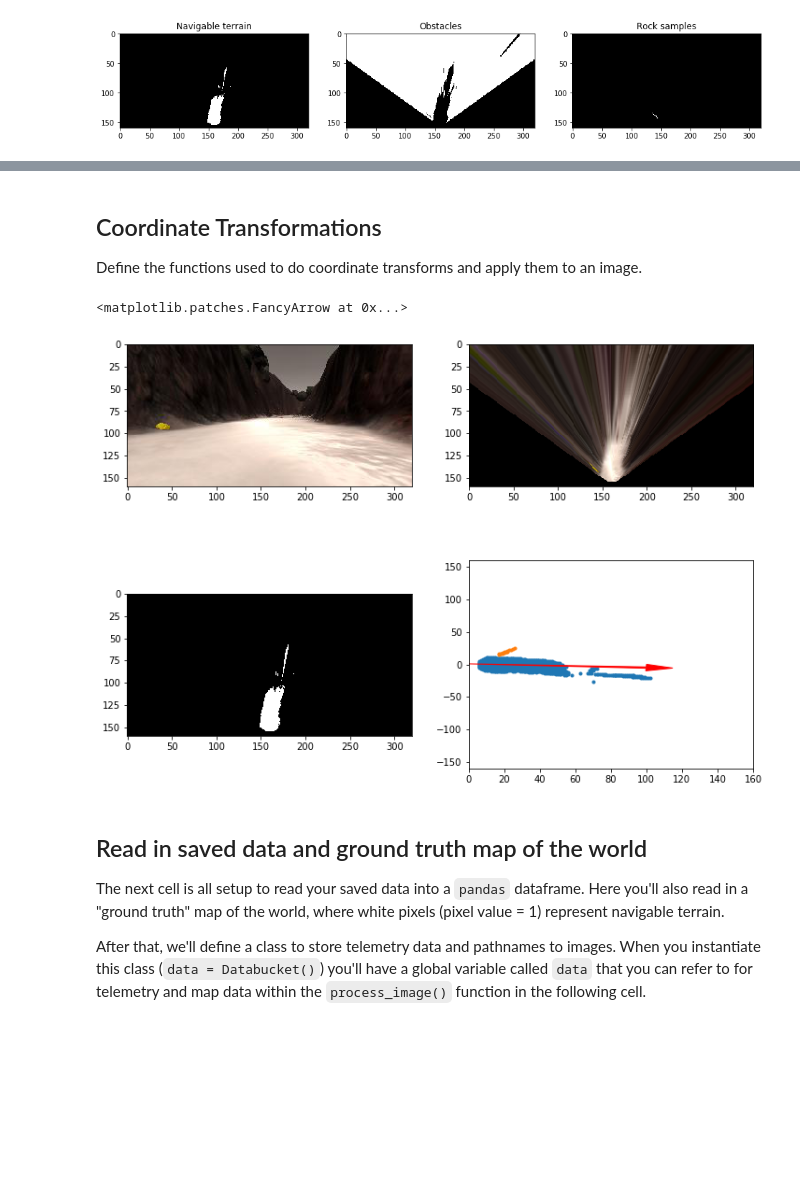
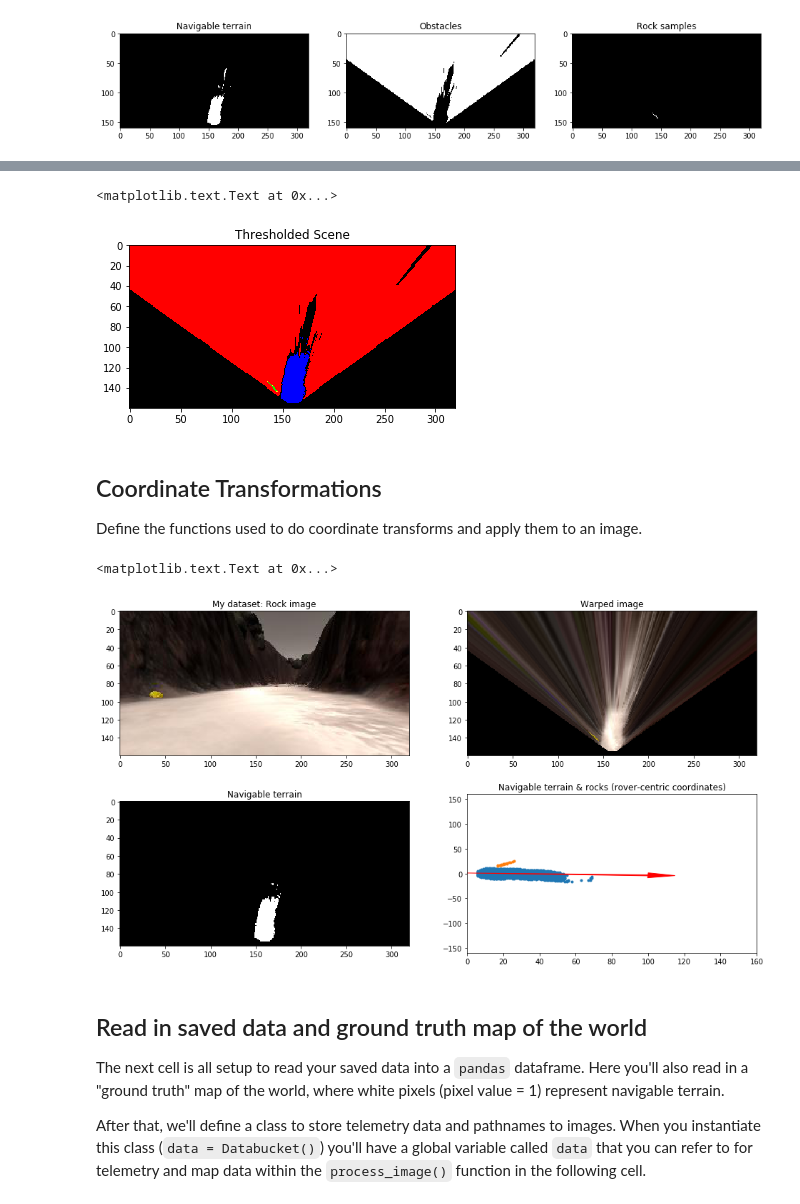
Before and after one commit to Tonks89/RoboND-Rover-Project, a Jupyter notebook: code/Rover_Project_Test_Notebook.ipynb, the cells around one changed output, grey strips where cells are left out. Saved outputs shown, nothing was run; the diff lists cells and outputs as text; code cells hidden in the pictures; blank space fills up the shorter version.

```diff
--- a/code/Rover_Project_Test_Notebook.ipynb
+++ b/code/Rover_Project_Test_Notebook.ipynb
@@ -221,3 +221,31 @@ plt.title('Rock samples')
 # %% [output]
 <matplotlib.text.Text at 0x...>
 [figure]
+# %%
+# Function to reduce noise cause by perspective transform on navigable terrain
+# Scans pixels around a circular area. Pixels beyond this area are potential distortions.
+def noise_reduction(thresh_img, xorigin, yorigin, radius):
+
+    x_thresh, y_thresh = thresh_img.nonzero()
+    pix_thresh = zip(x_thresh, y_thresh)
+
+    # Determine if navigable pixel is noise or not
+    for x_pixel, y_pixel in pix_thresh:
+        dist = np.sqrt((x_pixel - xorigin)**2 + (y_pixel - yorigin)**2)
+
+        if dist <= radius:
+            # keep value
+            pass
+        else:
+            # dismiss as noise
+            thresh_img[x_pixel][y_pixel] = 0
+
+    return thresh_img
+
+
+xorigin = threshed1.shape[1]/2
+yorigin = threshed1.shape[0]
+radius = 70
+threshed1 = noise_reduction(threshed1, xorigin, yorigin, radius)
+plt.imshow(threshed1, cmap='gray')
+plt.title('Navigable terrain with noise reduction')
@@ -224,3 +255,14 @@ plt.title('Rock samples')
+# %%
+# Resulting thresholded image
+# Red: obstacles, blue:navigable, green:rocks
+
+fig = plt.figure(figsize=(16,3))
+Thresholded_scene = np.dstack((threshed2*255, threshed3*255, threshed1*255))
+plt.imshow(Thresholded_scene, cmap='gray')
+plt.title('Thresholded Scene')
+# %% [output]
+<matplotlib.text.Text at 0x...>
+[figure, added]
 # %% [markdown]
 ## Coordinate Transformations
 Define the functions used to do coordinate transforms and apply them to an image.
@@ -231,7 +273,7 @@ def rover_coords(binary_img):
     # Calculate pixel positions with reference to the rover position being at the
     # center bottom of the image.
     x_pixel = np.absolute(ypos - binary_img.shape[0]).astype(np.float)
-    y_pixel = -(xpos - binary_img.shape[0]).astype(np.float) # -----------------------> Q. Shouldnt it be /2?
+    y_pixel = -(xpos - binary_img.shape[0]).astype(np.float)
     return x_pixel, y_pixel
 
 # Define a function to convert to radial coords in rover space
@@ -277,41 +319,43 @@ def pix_to_world(xpix, ypix, xpos, ypos, yaw, world_size, scale):
     y_pix_world = np.clip(np.int_(ypix_tran), 0, world_size - 1)
     # Return the result
     return x_pix_world, y_pix_world
 
 # Grab another random image
 #idx = np.random.randint(0, len(img_list)-1)
 #image = mpimg.imread(img_list[idx])
 
-warped = perspect_transform(orig_image, source, destination)
-threshed1, threshed2, threshed3 = color_thresh(warped)
-
+# Continue using same image as for previous processing steps
 # Calculate pixel values in rover-centric coords and distance/angle to all pixels
 xpix, ypix = rover_coords(threshed1)
 dist, angles = to_polar_coords(xpix, ypix)
 mean_dir = np.mean(angles)
-
-rock_xpix, rock_ypix = rover_coords(threshed3) # -------------> not necessary to plot!
+# Calculate also rock pixel values
+rock_xpix, rock_ypix = rover_coords(threshed3)
 
 # Do some plotting
-fig = plt.figure(figsize=(12,9))
+fig = plt.figure(figsize=(16,9))
 plt.subplot(221)
 plt.imshow(orig_image)
+plt.title('My dataset: Rock image')
 plt.subplot(222)
 plt.imshow(warped)
+plt.title('Warped image')
 plt.subplot(223)
 plt.imshow(threshed1, cmap='gray')
+plt.title('Navigable terrain')
 plt.subplot(224)
 plt.plot(xpix, ypix, '.')
 plt.plot(rock_xpix, rock_ypix,'.')
 plt.ylim(-160, 160)
 plt.xlim(0, 160)
 arrow_length = 100
 x_arrow = arrow_length * np.cos(mean_dir)
 y_arrow = arrow_length * np.sin(mean_dir)
 plt.arrow(0, 0, x_arrow, y_arrow, color='red', zorder=2, head_width=10, width=2)
+plt.title('Navigable terrain & rocks (rover-centric coordinates)')
 # %% [output]
-<matplotlib.patches.FancyArrow at 0x...>
+<matplotlib.text.Text at 0x...>
-[figure, old version]
+[figure, new version]
 # %% [markdown]
 ## Read in saved data and ground truth map of the world
 The next cell is all setup to read your saved data into a `pandas` dataframe.  Here you'll also read in a "ground truth" map of the world, where white pixels (pixel value = 1) represent navigable terrain.
```
Also changed, not shown: parts of 10 cells of this notebook, 3 other files.
